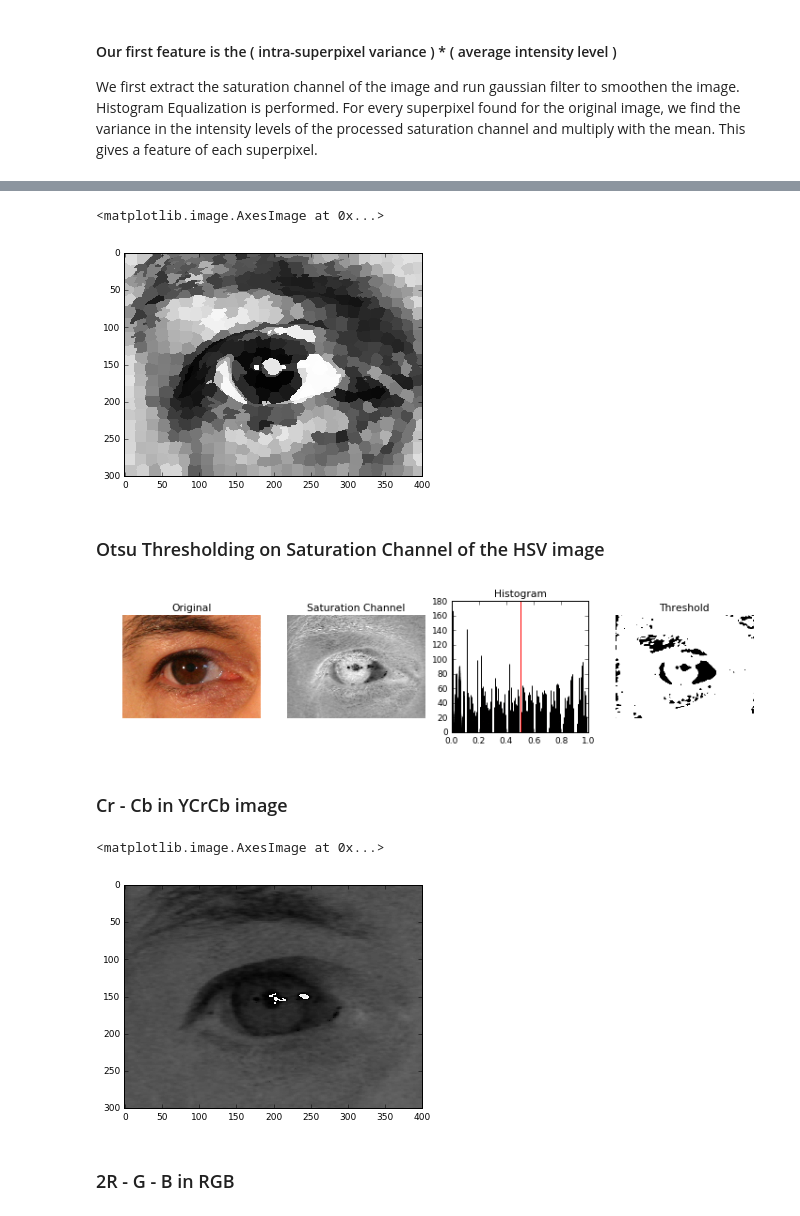
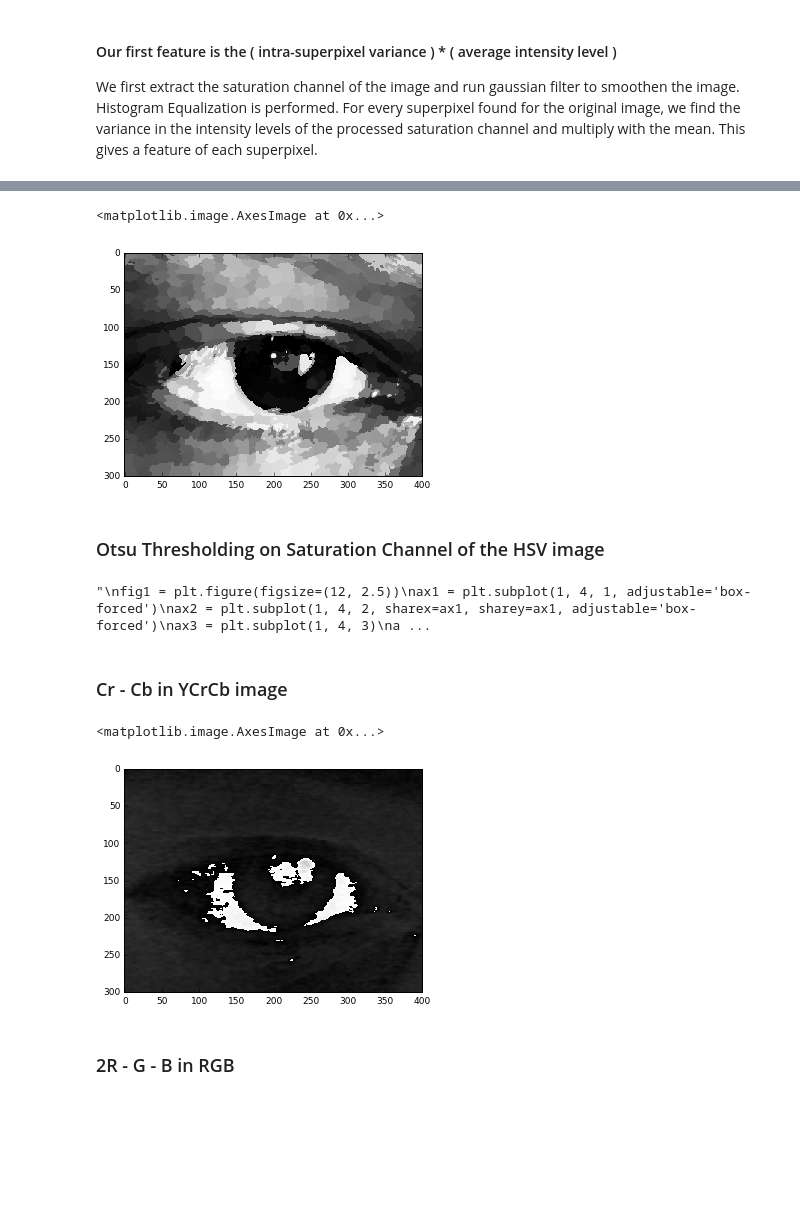
Before and after one commit to Ankush96/Biom_py, a Jupyter notebook: Segmentation.ipynb, the cells around one changed output, grey strips where cells are left out. Cells and saved outputs as stored; diff of their text form; code cells hidden in the pictures; blank space fills up the shorter version.

```diff
--- a/Segmentation.ipynb
+++ b/Segmentation.ipynb
@@ -59,7 +67,7 @@ def mean_var_feature(sat_img, segmented_regions, visualization = False):
         I = [sat[i[0]][i[1]] for i in region['coords']]
         m = np.mean(I)
         v = np.var(I)
-        v = v + m# The coefficient 5 is ad-hoc. Should think of a better way
+        v = 7*v + m# The coefficient 5 is ad-hoc. Should think of a better way
 
         features[count] =  1 - v if v <=1 else 0
         if visualization:
@@ -74,7 +82,7 @@ f, v = mean_var_feature(sat, regions, True)
 io.imshow(v)
 # %% [output]
 <matplotlib.image.AxesImage at 0x...>
-[figure, old version]
+[figure, new version]
 # %% [markdown]
 ### Otsu Thresholding on Saturation Channel of the HSV image
 # %%
@@ -83,4 +91,5 @@ binary = sat > 0.1
 # %%
+'''
 fig1 = plt.figure(figsize=(12, 2.5))
 ax1 = plt.subplot(1, 4, 1, adjustable='box-forced')
 ax2 = plt.subplot(1, 4, 2, sharex=ax1, sharey=ax1, adjustable='box-forced')
@@ -105,17 +114,18 @@ ax4.axis('off')
 
 
 plt.show()
+'''
 # %% [output]
-[figure, removed]
+"\nfig1 = plt.figure(figsize=(12, 2.5))\nax1 = plt.subplot(1, 4, 1, adjustable='box-forced')\nax2 = plt.subplot(1, 4, 2, sharex=ax1, sharey=ax1, adjustable='box-forced')\nax3 = plt.subplot(1, 4, 3)\na ...
 # %% [markdown]
 ### Cr - Cb in YCrCb image
 # %%
-img = io.imread('2.tiff')
+img = io.imread('5.tiff')
 imgYCC = cv2.cvtColor(img, cv2.COLOR_RGB2YCR_CB)
 io.imshow(imgYCC[:,:,1] - imgYCC[:,:,2])
 # %% [output]
 <matplotlib.image.AxesImage at 0x...>
-[figure, old version]
+[figure, new version]
 # %% [markdown]
 ### 2R - G - B in RGB
 # %%
```
Also changed, not shown: parts of 20 cells of this notebook, 1 other file.
